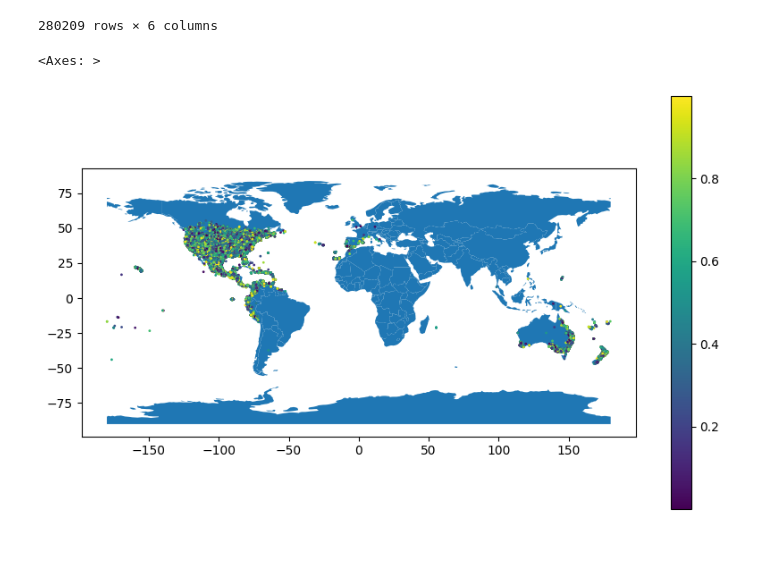
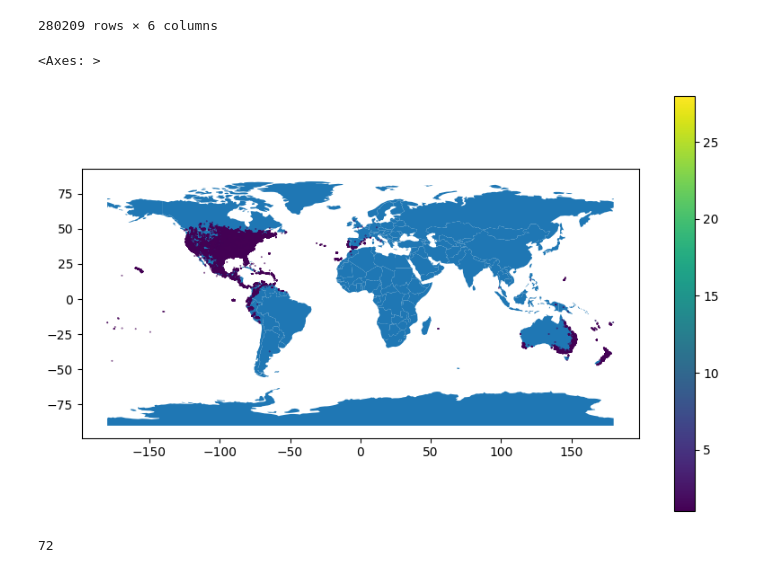
Before and after one commit to davidguzmanr/COMP-685-Fall-2025, a Jupyter notebook: notebooks/iNaturalist-Greg.ipynb, the cells around one changed output. Drawn from its saved outputs; the diff is of its cells as text; code cells hidden in the pictures; blank space fills up the shorter version.

```diff
--- a/notebooks/iNaturalist-Greg.ipynb
+++ b/notebooks/iNaturalist-Greg.ipynb
@@ -244,13 +244,17 @@ df
 # %%
 from shapely.geometry import Point
 import geopandas as gpd
 import numpy as np
 
 gdf = gpd.GeoDataFrame(df, geometry=gpd.points_from_xy(df['decimalLongitude'], df['decimalLatitude']))
 
 world = gpd.read_file(gpd.datasets.get_path('naturalearth_lowres'))
 
-gdf.plot(ax=world.plot(figsize=(10, 6)), column=np.random.uniform(0, 1, len(df['countOccurrences'])), markersize=1, legend=True)
+gdf.plot(ax=world.plot(figsize=(10, 6)), column=df['countOccurrences'], markersize=0.1, legend=True)
 # %% [output]
 <Axes: >
-[figure, old version]
+[figure, new version]
+# %%
+df.countryCode.unique().shape[0]
+# %% [output]
+72
```
Also changed, not shown: parts of 3 cells of this notebook, 2 other files.
